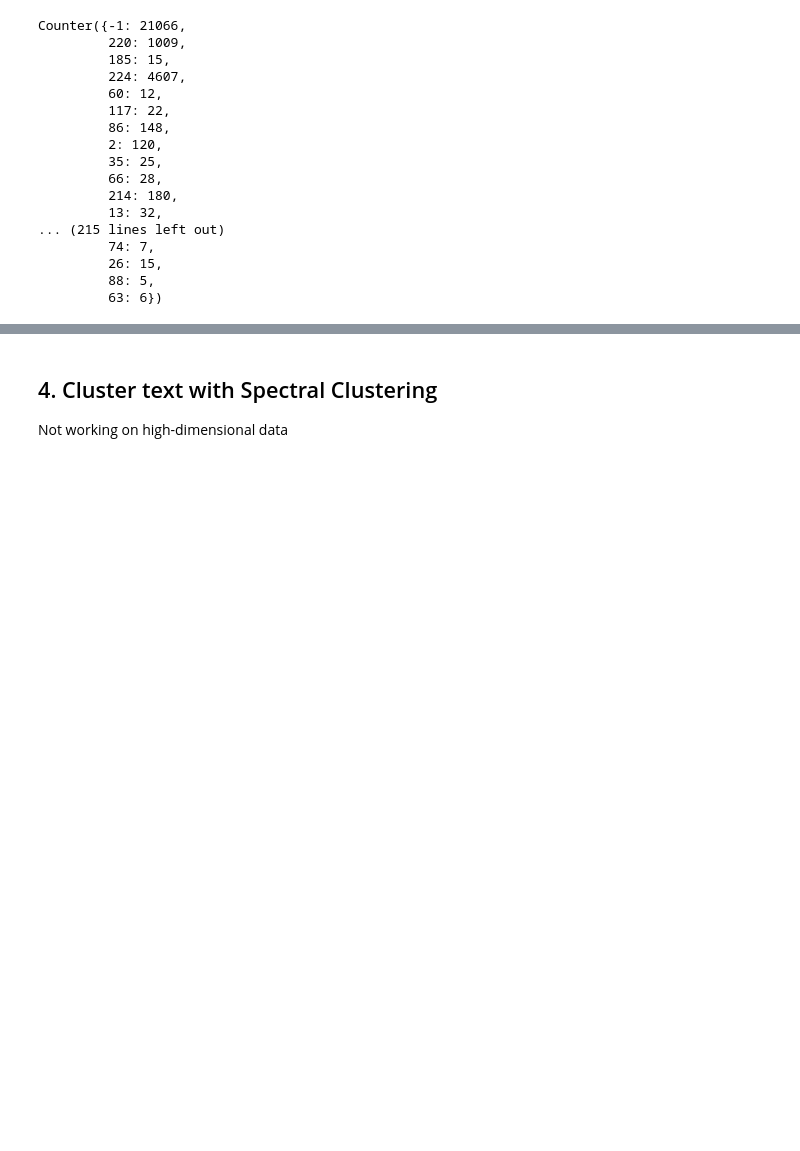
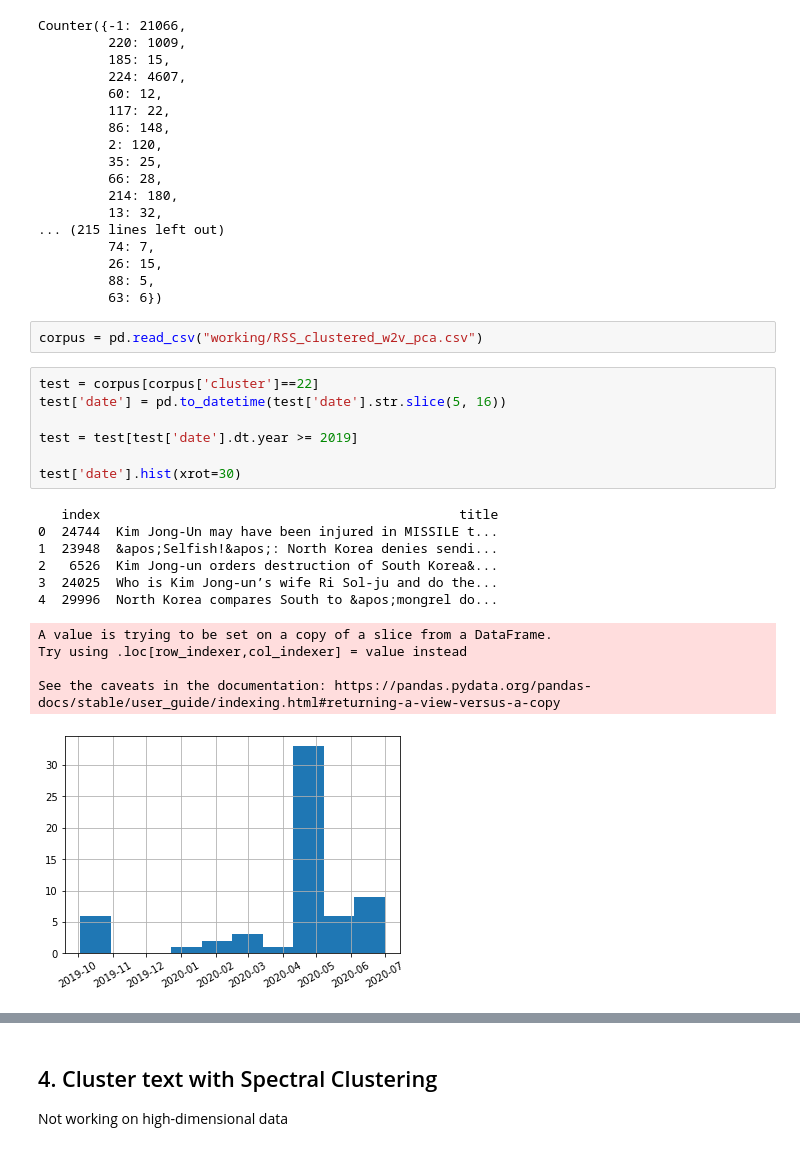
Before and after one commit to MartinChrisWood/news_crow, a Jupyter notebook: 02_topic_pipeline_HDBSCAN.ipynb, the cells around one changed output, grey strips where cells are left out. Drawn from its saved outputs; the diff is of its cells as text; blank space fills up the shorter version.

Commit message:
added a few scripts to look at cluster's spread through time

```diff
--- a/02_topic_pipeline_HDBSCAN.ipynb
+++ b/02_topic_pipeline_HDBSCAN.ipynb
@@ -257,3 +257,24 @@ Counter({-1: 21066,
          26: 15,
          88: 5,
          63: 6})
+# %%
+corpus = pd.read_csv("working/RSS_clustered_w2v_pca.csv")
+# %%
+test = corpus[corpus['cluster']==22]
+test['date'] = pd.to_datetime(test['date'].str.slice(5, 16))
+
+test = test[test['date'].dt.year >= 2019]
+
+test['date'].hist(xrot=30)
+# %% [output]
+   index                                              title
+0  24744  Kim Jong-Un may have been injured in MISSILE t...
+1  23948  &apos;Selfish!&apos;: North Korea denies sendi...
+2   6526  Kim Jong-un orders destruction of South Korea&...
+3  24025  Who is Kim Jong-un’s wife Ri Sol-ju and do the...
+4  29996  North Korea compares South to &apos;mongrel do...
+A value is trying to be set on a copy of a slice from a DataFrame.
+Try using .loc[row_indexer,col_indexer] = value instead
+
+See the caveats in the documentation: https://pandas.pydata.org/pandas-docs/stable/user_guide/indexing.html#returning-a-view-versus-a-copy
+[figure, added]
```
Also changed, not shown: parts of 2 cells of this notebook, 3 other files.
